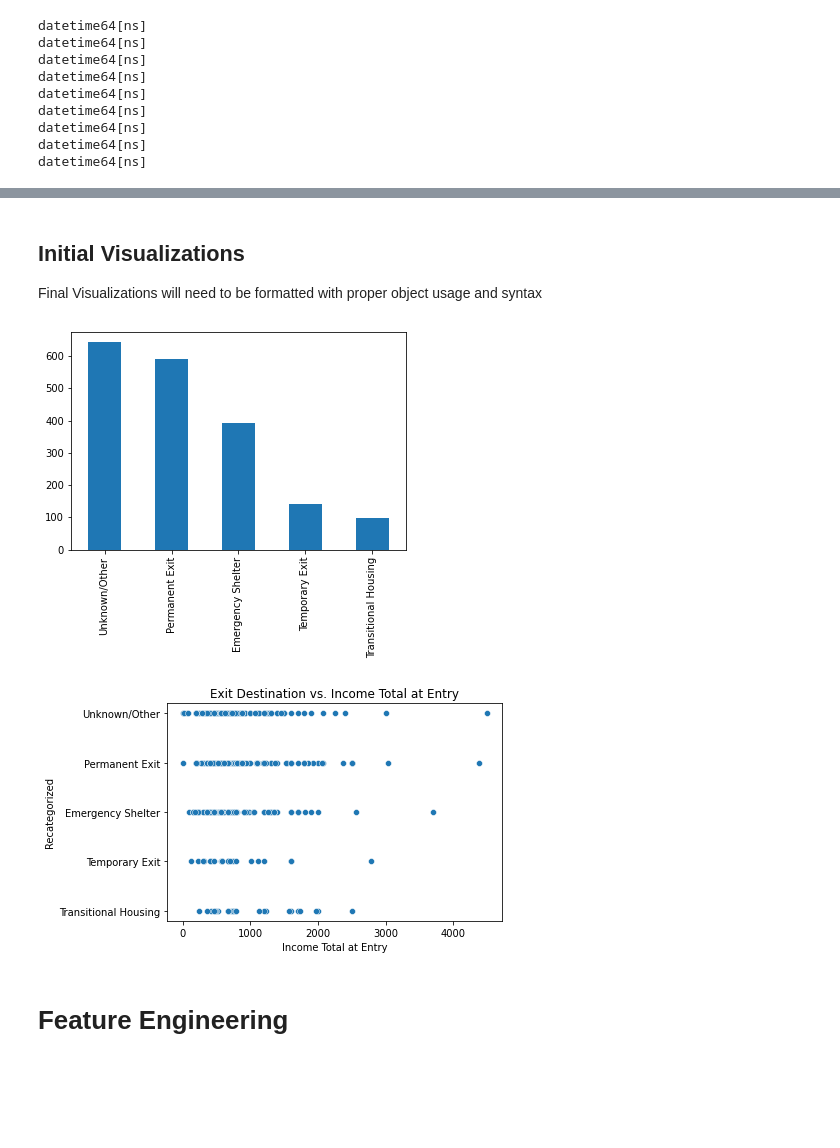
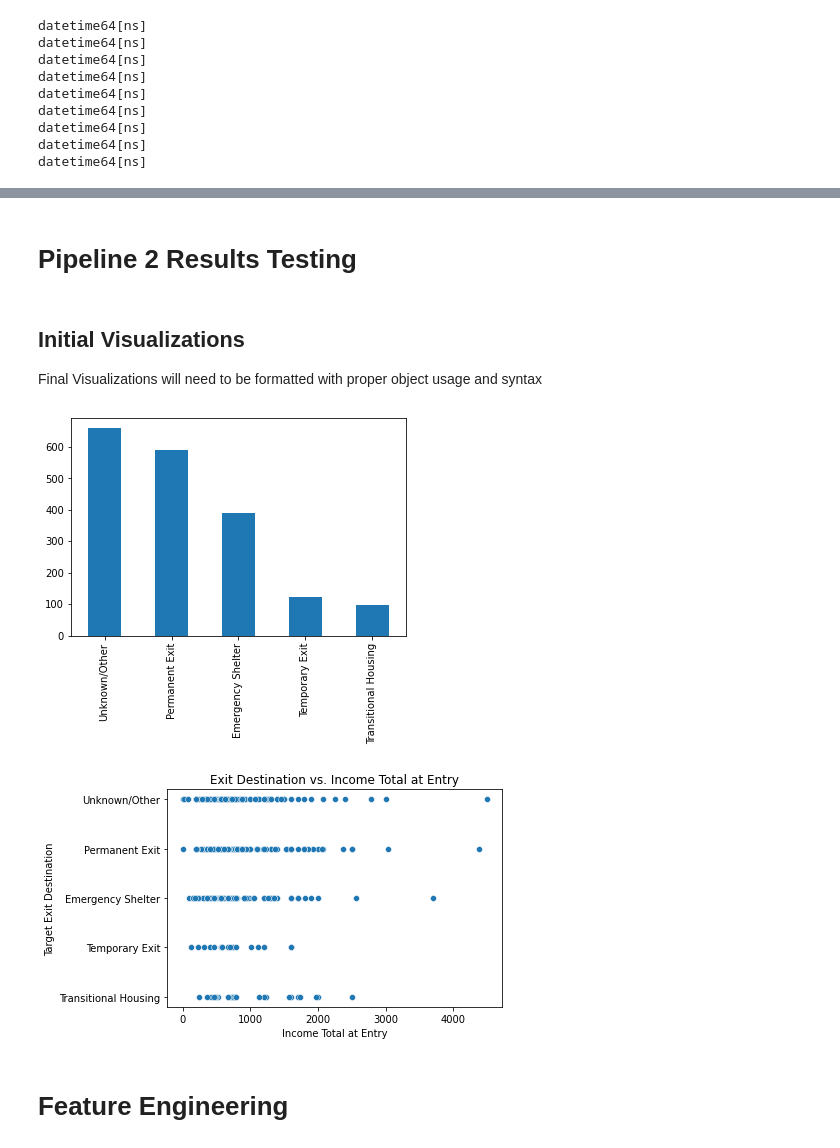
Before and after one commit to mudesir/family-promise-spokane-ds-b, a Jupyter notebook: notebooks/Data Exploration.ipynb, the cells around one changed output, grey strips where cells are left out. Drawn from its saved outputs; the diff is of its cells as text; code cells hidden in the pictures; blank space fills up the shorter version.

Commit message:
Restructure data cleaning into better pipelines

```diff
--- a/notebooks/Data Exploration.ipynb
+++ b/notebooks/Data Exploration.ipynb
@@ -191,13 +188,12 @@ def impute_values(dataf):
 # %% [markdown]
 Run pipeline
 # %%
-df2 = (df
+df_pipeline1 = (df
     .pipe(start_pipeline)
     .pipe(column_cleaner)
     .pipe(column_rename)
     .pipe(column_strip)
     .pipe(set_dtypes)
-    .pipe(add_categories)
-    .pipe(impute_values)
+    .pipe(add_target)
 )
 # %% [markdown]
@@ -237,17 +232,54 @@ df2.head()
+# %%
+# Pipeline 2
+def start_pipeline(dataf):
+    '''Creates a copy of original dataframe to use in pipeline'''
+    return dataf.copy()
+
+def replace_values(dataf):
+    '''Takes columns in column_impute_list and replaces missing and unknown
+    values with "Unknown"'''
+    # List of columns that needs values consolidated and replaced
+    column_replace_list = ['Race' , 'Ethnicity' , 'Length of Stay']
+    # List of values to replace with "Unknown"
+    value_replace_list = ['Client refused','Client doesn\'t know', 'Data not collected', np.NaN]
+    for column in column_replace_list:
+        dataf[column].replace(value_replace_list, 'Unknown', inplace=True)
+    return dataf
+
+def remove_null_columns(dataf):
+    '''Removes columns with null incidence greater than threshold'''
+    # Set null threshold based on %
+    threshold = 0.90 * dataf.shape[0]
+    # Create a dictionary of the number of null values in each column
+    null_count_dict = dataf.isnull().sum().to_dict()
+    # Create a list of column labels that >= threshold
+    null_columns_list = [entry for entry in null_count_dict if null_count_dict[entry] >= threshold]
+    # Drop columns in null_columns_list
+    dataf.drop(columns = null_columns_list, inplace=True)
+    return dataf
+# %%
+# Execute Pipeline 2
+df_pipeline2 = (df_pipeline1
+    .pipe(start_pipeline)
+    .pipe(replace_values)
+    .pipe(remove_null_columns)
+)
+# %% [markdown]
+# Pipeline 2 Results Testing
 # %% [markdown]
 ## Initial Visualizations
 
 Final Visualizations will need to be formatted with proper object usage and syntax
 # %%
 # Value Distribution
-df2['Recategorized'].value_counts().plot(kind='bar');
+df_pipeline2['Target Exit Destination'].value_counts().plot(kind='bar');
 # %% [output]
-[figure, old version]
+[figure, new version]
 # %%
 # Basic scatterplots
-sns.scatterplot(data=df2, y='Recategorized', x='Income Total at Entry').set_title('Exit Destination vs. Income Total at Entry');
+sns.scatterplot(data=df_pipeline2, y='Target Exit Destination', x='Income Total at Entry').set_title('Exit Destination vs. Income Total at Entry');
 # %% [output]
-[figure, old version]
+[figure, new version]
 # %% [markdown]
 # Feature Engineering
 # %%
```
Also changed, not shown: parts of 25 cells of this notebook.
